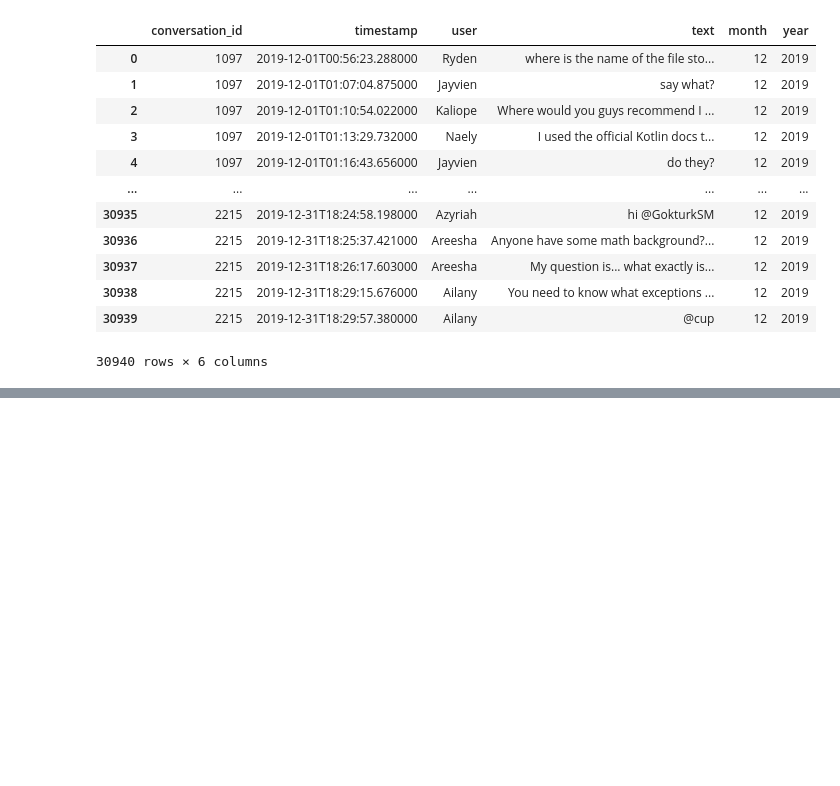
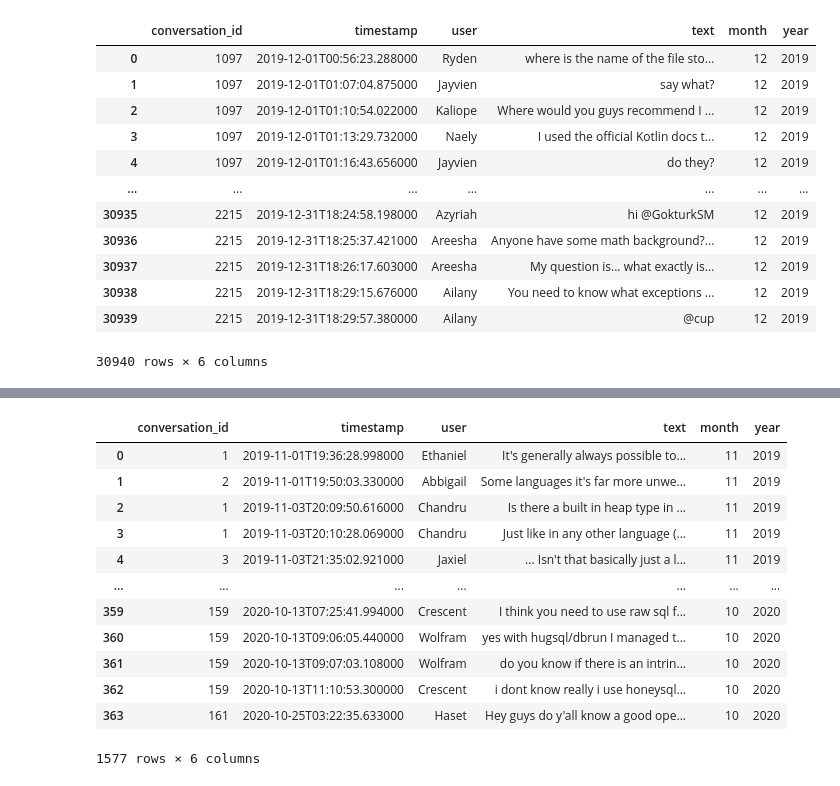
Before and after one commit to TeodorLungu/2IMP40-Study, a Jupyter notebook: Data_Analysis.ipynb, the cells around one changed output, grey strips where cells are left out. Saved outputs shown, nothing was run; the diff lists cells and outputs as text; code cells hidden in the pictures; blank space fills up the shorter version.

```diff
--- a/Data_Analysis.ipynb
+++ b/Data_Analysis.ipynb
@@ -259,0 +447,54 @@ out_df_python_conversation_length
+# %%
+out_df_clojurians_path_nov2019_to_jan2020 = make_df_from_xml(clojurians_path_nov2019_to_jan2020)
+out_df_clojurians_path_feb2020_to_apr202 = make_df_from_xml(clojurians_path_feb2020_to_apr2020)
+out_df_clojurians_path_may2020_to_jul2020 = make_df_from_xml(clojurians_path_may2020_to_jul2020)
+out_df_clojurians_path_aug2020_to_oct2020 = make_df_from_xml(clojurians_path_aug2020_to_oct2020)
+# %%
+out_df_clojurians_path_aug2020_to_oct2020 = out_df_clojurians_path_aug2020_to_oct2020.convert_dtypes()
+out_df_clojurians_path_feb2020_to_apr202 = out_df_clojurians_path_feb2020_to_apr202.convert_dtypes()
+out_df_clojurians_path_may2020_to_jul2020 = out_df_clojurians_path_may2020_to_jul2020.convert_dtypes()
+out_df_clojurians_path_nov2019_to_jan2020 = out_df_clojurians_path_nov2019_to_jan2020.convert_dtypes()
+
+out_df_clojurians_path_aug2020_to_oct2020['conversation_id'] = out_df_clojurians_path_aug2020_to_oct2020['conversation_id'].astype('int')
+out_df_clojurians_path_feb2020_to_apr202['conversation_id'] = out_df_clojurians_path_feb2020_to_apr202['conversation_id'].astype('int')
+out_df_clojurians_path_may2020_to_jul2020['conversation_id'] = out_df_clojurians_path_may2020_to_jul2020['conversation_id'].astype('int')
+out_df_clojurians_path_nov2019_to_jan2020['conversation_id'] = out_df_clojurians_path_nov2019_to_jan2020['conversation_id'].astype('int')
+
+out_df_clojurians_path_feb2020_to_apr202["conversation_id"] += out_df_clojurians_path_nov2019_to_jan2020["conversation_id"].max()
+out_df_clojurians_path_may2020_to_jul2020["conversation_id"] += out_df_clojurians_path_feb2020_to_apr202["conversation_id"].max()
+out_df_clojurians_path_aug2020_to_oct2020['conversation_id'] += out_df_clojurians_path_may2020_to_jul2020["conversation_id"].max()
+
+
+out_df_clojurians_path_aug2020_to_oct2020['month'] = pd.DatetimeIndex(out_df_clojurians_path_aug2020_to_oct2020['timestamp']).month
+out_df_clojurians_path_aug2020_to_oct2020['year'] = pd.DatetimeIndex(out_df_clojurians_path_aug2020_to_oct2020['timestamp']).year
+out_df_clojurians_path_feb2020_to_apr202['month'] = pd.DatetimeIndex(out_df_clojurians_path_feb2020_to_apr202['timestamp']).month
+out_df_clojurians_path_feb2020_to_apr202['year'] = pd.DatetimeIndex(out_df_clojurians_path_feb2020_to_apr202['timestamp']).year
+out_df_clojurians_path_may2020_to_jul2020['month'] = pd.DatetimeIndex(out_df_clojurians_path_may2020_to_jul2020['timestamp']).month
+out_df_clojurians_path_may2020_to_jul2020['year'] = pd.DatetimeIndex(out_df_clojurians_path_may2020_to_jul2020['timestamp']).year
+out_df_clojurians_path_nov2019_to_jan2020['month'] = pd.DatetimeIndex(out_df_clojurians_path_nov2019_to_jan2020['timestamp']).month
+out_df_clojurians_path_nov2019_to_jan2020['year'] = pd.DatetimeIndex(out_df_clojurians_path_nov2019_to_jan2020['timestamp']).year
+# %%
+out_df_clojurians_frames = [
+out_df_clojurians_path_nov2019_to_jan2020,
+out_df_clojurians_path_feb2020_to_apr202,
+out_df_clojurians_path_may2020_to_jul2020,
+out_df_clojurians_path_aug2020_to_oct2020
+]
+
+out_df_clojurians_all = pd.concat(out_df_clojurians_frames)
+# %%
+out_df_clojurians_all
+# %% [output]
+|  | conversation_id | timestamp | user | text | month | year |
+| 0 | 1 | 2019-11-01T19:36:28.998000 | Ethaniel | It's generally always possible to... | 11 | 2019 |
+| 1 | 2 | 2019-11-01T19:50:03.330000 | Abbigail | Some languages it's far more unwe... | 11 | 2019 |
+| 2 | 1 | 2019-11-03T20:09:50.616000 | Chandru | Is there a built in heap type in ... | 11 | 2019 |
+| 3 | 1 | 2019-11-03T20:10:28.069000 | Chandru | Just like in any other language (... | 11 | 2019 |
+| 4 | 3 | 2019-11-03T21:35:02.921000 | Jaxiel | ... Isn't that basically just a l... | 11 | 2019 |
+| ... | ... | ... | ... | ... | ... | ... |
+| 359 | 159 | 2020-10-13T07:25:41.994000 | Crescent | I think you need to use raw sql f... | 10 | 2020 |
+| 360 | 159 | 2020-10-13T09:06:05.440000 | Wolfram | yes with hugsql/dbrun I managed t... | 10 | 2020 |
+| 361 | 159 | 2020-10-13T09:07:03.108000 | Wolfram | do you know if there is an intrin... | 10 | 2020 |
+| 362 | 159 | 2020-10-13T11:10:53.300000 | Crescent | i dont know really i use honeysql... | 10 | 2020 |
+| 363 | 161 | 2020-10-25T03:22:35.633000 | Haset | Hey guys do y'all know a good ope... | 10 | 2020 |
+1577 rows × 6 columns
```
Also changed, not shown: parts of 45 cells of this notebook.
